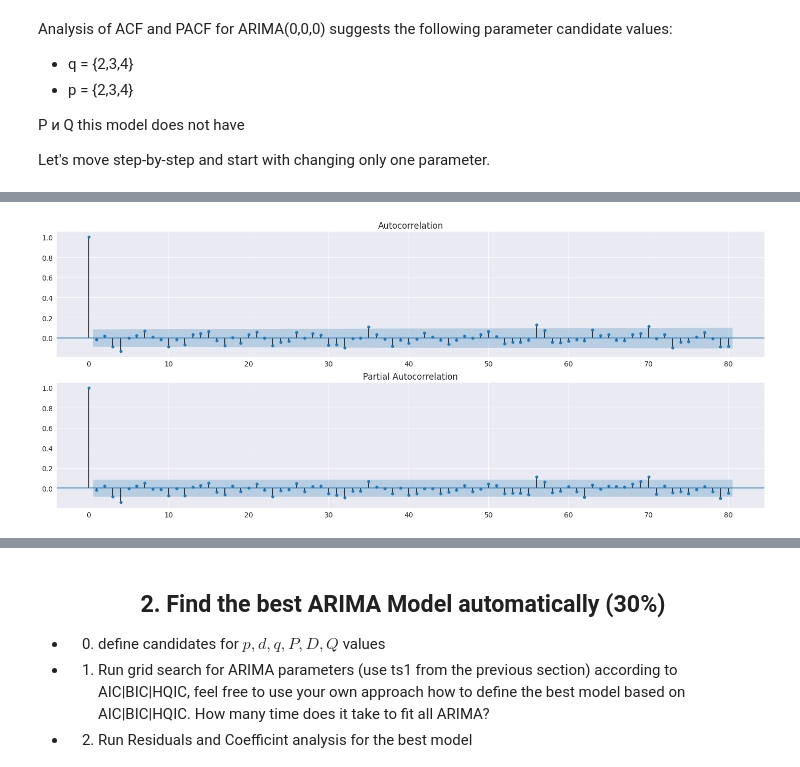
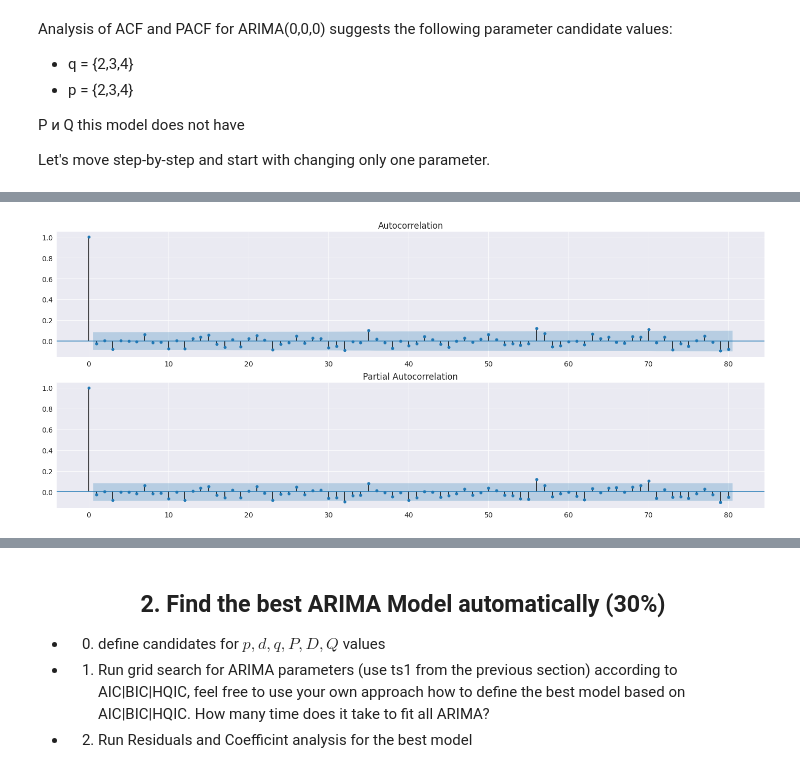
Before and after one commit to Kulikov17/MLDS_ATSF, a Jupyter notebook: hw_2/kulikov_w2022_23_hw2.ipynb, the cells around one changed output, grey strips where cells are left out. Cells and saved outputs as stored; diff of their text form; code cells hidden in the pictures.

```diff
--- a/hw_2/kulikov_w2022_23_hw2.ipynb
+++ b/hw_2/kulikov_w2022_23_hw2.ipynb
@@ -453,8 +453,8 @@ Warnings:
 [1] Covariance matrix calculated using the outer product of gradients (complex-step).
 [figure]
 # %%
-# Step 2: train ARIMA(0,0,[2])
-arima_order_0_0_2 = sm.tsa.SARIMAX(endog=endog, order=[0,0,(2,)], exog=exogs).fit()
-print(arima_order_0_0_2.summary())
-plot_acf_pacf(arima_order_0_0_2, lags=80)
+# Step 2: train ARIMA([2, 4],0,[2])
+arima_order_24_0_2 = sm.tsa.SARIMAX(endog=endog, order=[(2, 4),0,(2,)], exog=exogs).fit()
+print(arima_order_24_0_2.summary())
+plot_acf_pacf(arima_order_24_0_2, lags=80)
 # %% [output]
@@ -474,6 +474,6 @@ Covariance Type:                  opg
 ===================================================================================
 
 Warnings:
 [1] Covariance matrix calculated using the outer product of gradients (complex-step).
-[figure, old version]
+[figure, new version]
 # %%
```
Also changed, not shown: parts of 28 cells of this notebook.
